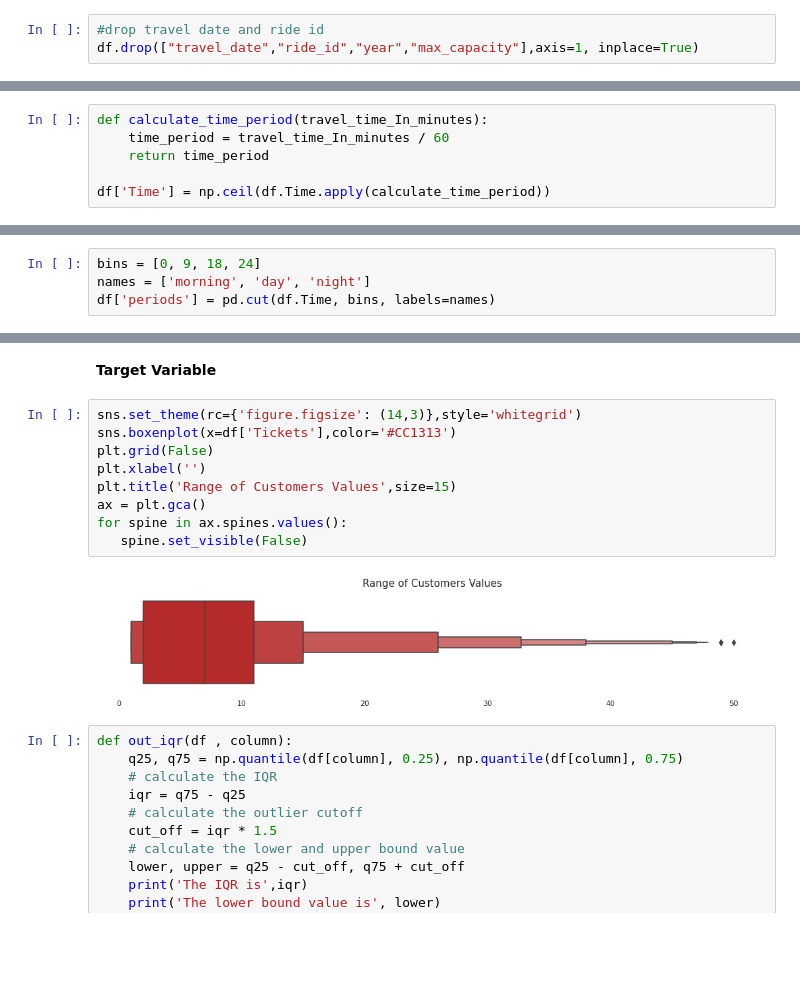
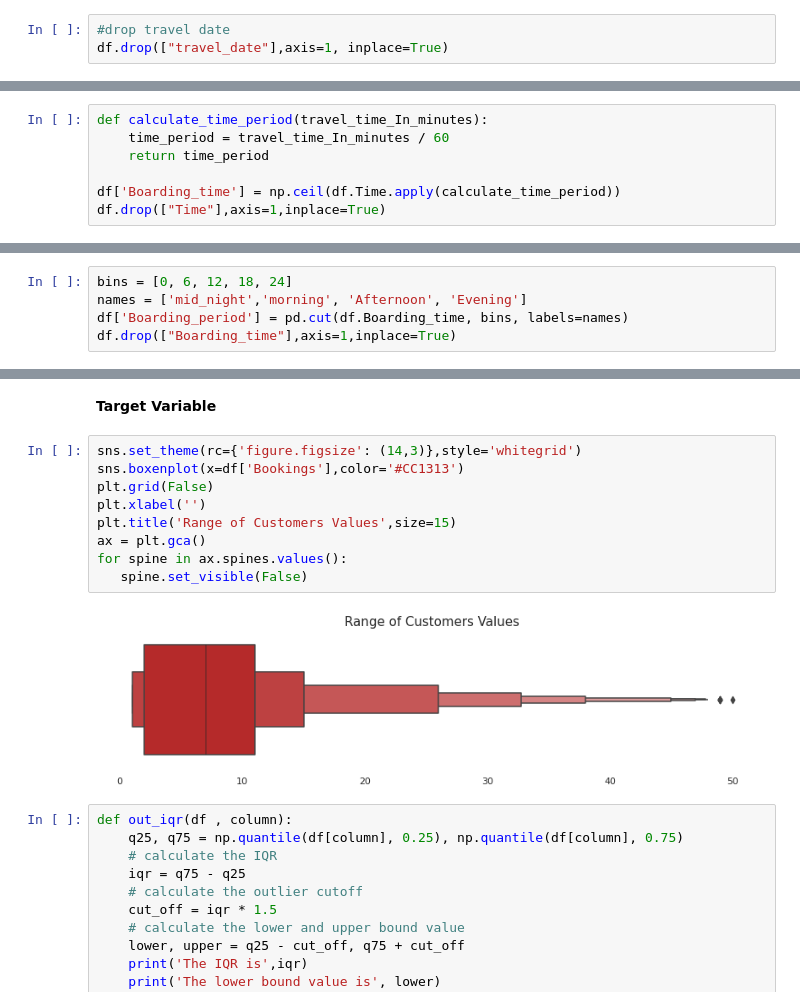
Before and after one commit to DeepakKumarSingh003/-Demand-Prediction-for-Public-Transport-Movement-in-Nirobi, a Jupyter notebook: Copy_of_Demand_Prediction_for_Public_Transport_Capstone_Project.ipynb, the cells around one changed output, grey strips where cells are left out. Drawn from its saved outputs; the diff is of its cells as text; blank space fills up the shorter version.

```diff
--- a/Copy_of_Demand_Prediction_for_Public_Transport_Capstone_Project.ipynb
+++ b/Copy_of_Demand_Prediction_for_Public_Transport_Capstone_Project.ipynb
@@ -175,3 +289,3 @@ df.sample(5)
 # %%
-#drop travel date and ride id
-df.drop(["travel_date","ride_id","year","max_capacity"],axis=1, inplace=True)
+#drop travel date
+df.drop(["travel_date"],axis=1, inplace=True)
@@ -179,3 +297,10 @@ df.drop(["travel_date","ride_id","year","max_capacity"],axis=1, inplace=True)
 #express travel time in minutes
 df["Time"] = df["travel_time"].str.split(':').apply(lambda x: int(x[0]) * 60 + int(x[1]))
 df.drop(["travel_time"],axis=1,inplace=True)
+# %%
+def calculate_time_period(travel_time_In_minutes):
+    time_period = travel_time_In_minutes / 60
+    return time_period
+
+df['Boarding_time'] = np.ceil(df.Time.apply(calculate_time_period))
+df.drop(["Time"],axis=1,inplace=True)
@@ -191,6 +329,0 @@ df.head()
-# %%
-def calculate_time_period(travel_time_In_minutes):
-    time_period = travel_time_In_minutes / 60
-    return time_period
-
-df['Time'] = np.ceil(df.Time.apply(calculate_time_period))
@@ -206,7 +330,8 @@ df.head()
 # %%
-bins = [0, 9, 18, 24]
-names = ['morning', 'day', 'night']
-df['periods'] = pd.cut(df.Time, bins, labels=names)
+bins = [0, 6, 12, 18, 24]
+names = ['mid_night','morning', 'Afternoon', 'Evening']
+df['Boarding_period'] = pd.cut(df.Boarding_time, bins, labels=names)
+df.drop(["Boarding_time"],axis=1,inplace=True)
 # %%
 df.head()
 # %% [output]
@@ -222,15 +347,15 @@ df.head()
 **Target Variable**
 # %%
 sns.set_theme(rc={'figure.figsize': (14,3)},style='whitegrid')
-sns.boxenplot(x=df['Tickets'],color='#CC1313')
+sns.boxenplot(x=df['Bookings'],color='#CC1313')
 plt.grid(False)
 plt.xlabel('')
 plt.title('Range of Customers Values',size=15)
 ax = plt.gca()
 for spine in ax.spines.values():
    spine.set_visible(False)
 # %% [output]
-[figure, old version]
+[figure, new version]
 # %%
 def out_iqr(df , column):
     q25, q75 = np.quantile(df[column], 0.25), np.quantile(df[column], 0.75)
```
Also changed, not shown: parts of 82 cells of this notebook.
